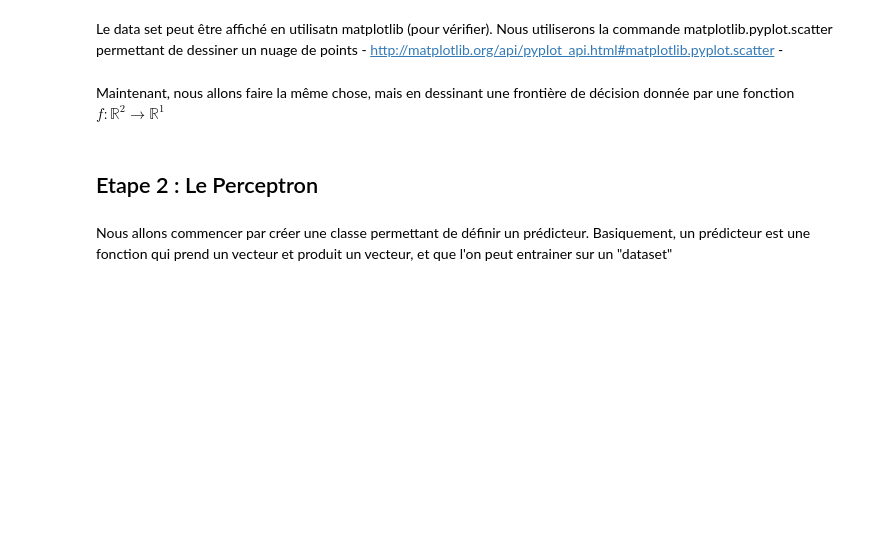
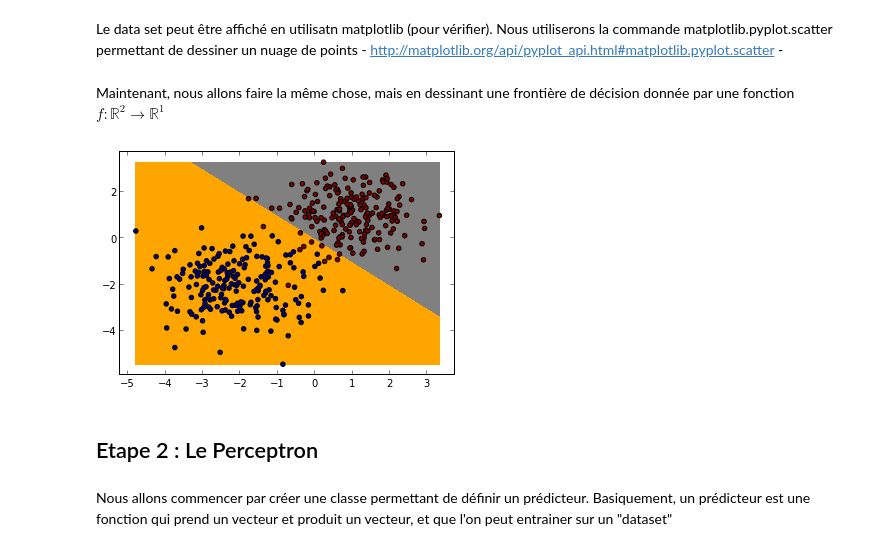
Before and after one commit to amine255/Data_Science_School, a Jupyter notebook: Machine Learning/TP2-Perceptron/TP_AS2-reponses.ipynb, the cells around one changed output. Cells and saved outputs as stored; diff of their text form; code cells hidden in the pictures; blank space fills up the shorter version.

```diff
--- a/Machine Learning/TP2-Perceptron/TP_AS2-reponses.ipynb
+++ b/Machine Learning/TP2-Perceptron/TP_AS2-reponses.ipynb
@@ -80,8 +71,7 @@ Le data set peut être affiché en utilisatn matplotlib (pour vérifier). Nous u
 import matplotlib.pyplot as plt
 
 def plot2DSet(set):
-    plt.scatter(set.data1[:,0],set.data1[:,1], marker='o', label = 'class1')
-    plt.scatter(set.data2[:,0],set.data2[:,1], marker='x', label = 'class2')
+    plt.scatter(set.x[:,0],set.x[:,1], c=set.y)
     plt.legend()
     plt.show()
     return
@@ -90,27 +80,27 @@ Maintenant, nous allons faire la même chose, mais en dessinant une frontière d
 # %%
 def plot_frontiere(x,f,step=20):
     mmax=x.max(0)
     mmin=x.min(0)
     x1grid,x2grid=np.meshgrid(np.linspace(mmin[0],mmax[0],step),np.linspace(mmin[1],mmax[1],step))
     grid=np.hstack((x1grid.reshape(x1grid.size,1),x2grid.reshape(x2grid.size,1)))
 
     # calcul de la prediction pour chaque point de la grille
     res=np.array([f(grid[i,:])[0] for i in range(len(grid)) ])
     res=res.reshape(x1grid.shape)
     # tracer des frontieres
     plt.contourf(x1grid,x2grid,res,colors=["orange","gray"],levels=[-1000,0,1000],linewidth=2)
 
 
 def f(x):
     score=[x[0]+x[1]]
     return(score)
 
-set=createGaussianDataset(1,1,1,-15,-15,1,200)
+set=createGaussianDataset(1,1,1,-2,-2,1,200)
 
-x=set.getXs()
-y=set.getYs()
-plot_frontiere(x,f)
+plot_frontiere(set.x,f)
 plot2DSet(set)
+# %% [output]
+[figure, added]
 # %% [markdown]
 Etape 2 : Le Perceptron
 --------
```
Also changed, not shown: parts of 8 cells of this notebook.
